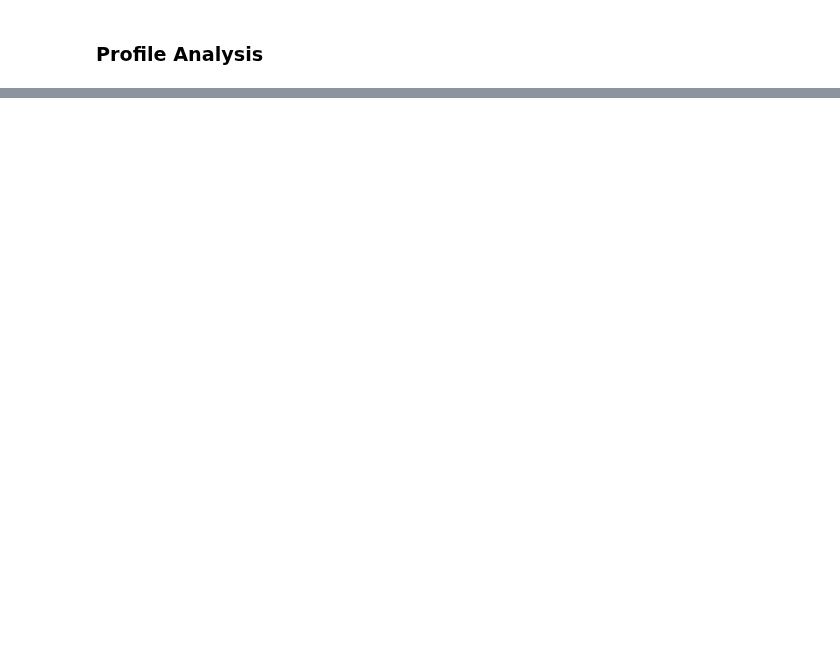
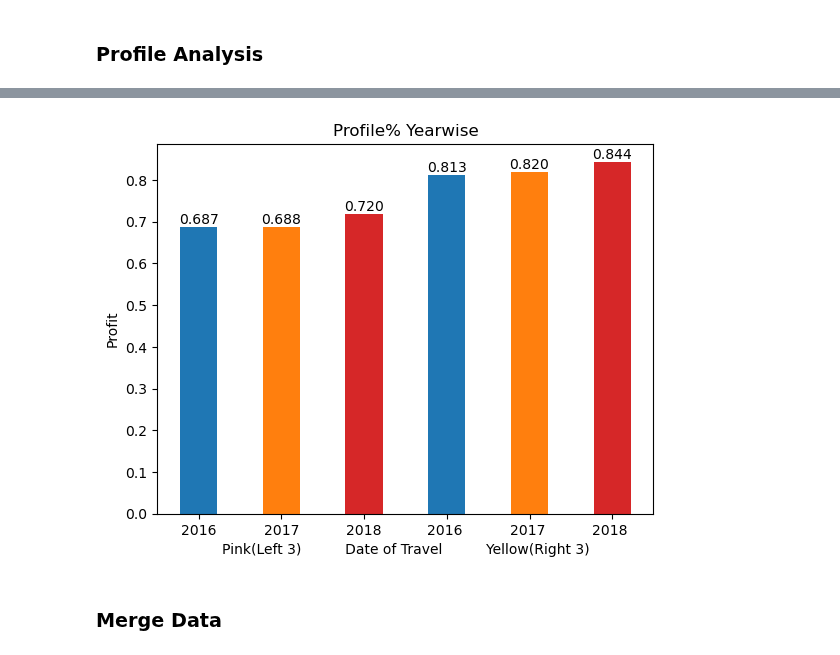
Before and after one commit to DataGlacier/DataSets, a Jupyter notebook: GangxinLi.ipynb, the cells around one changed output, grey strips where cells are left out. Saved outputs shown, nothing was run; the diff lists cells and outputs as text; code cells hidden in the pictures; blank space fills up the shorter version.

```diff
--- a/GangxinLi.ipynb
+++ b/GangxinLi.ipynb
@@ -109,0 +269,3 @@ Cab_Data.describe()
+# %%
+Cab_Data['Profit_Yearwise'] = Cab_Data['Cost of Trip']/Cab_Data['Price Charged']
+Cab_Data
@@ -109,0 +286,27 @@ Cab_Data.describe()
+# %%
+Labels = ['2016','2017','2018','2016 ','2017 ','2018 ']
+Yellow1 = np.mean(Cab_Data[(Cab_Data['year']==2016) & (Cab_Data['Company']=='Yellow Cab')]['Profit_Yearwise'])
+Yellow2 = np.mean(Cab_Data[(Cab_Data['year']==2017) & (Cab_Data['Company']=='Yellow Cab')]['Profit_Yearwise'])
+Yellow3 = np.mean(Cab_Data[(Cab_Data['year']==2018) & (Cab_Data['Company']=='Yellow Cab')]['Profit_Yearwise'])
+Pink1 = np.mean(Cab_Data[(Cab_Data['year']==2016) & (Cab_Data['Company']=='Pink Cab')]['Profit_Yearwise'])
+Pink2 = np.mean(Cab_Data[(Cab_Data['year']==2017) & (Cab_Data['Company']=='Pink Cab')]['Profit_Yearwise'])
+Pink3 = np.mean(Cab_Data[(Cab_Data['year']==2018) & (Cab_Data['Company']=='Pink Cab')]['Profit_Yearwise'])
+
+Yellow = [Yellow1,Yellow2,Yellow3,Pink1,Pink2,Pink3]
+
+fig, ax = plt.subplots()
+width = 0.45
+bar_colors = ['tab:blue', 'tab:orange', 'tab:red']
+
+# p1 = ax.bar(Labels, Yellow, width, label='Yellow Cab')
+# p2 = ax.bar(Labels, Pink, width,bottom=Yellow,label='Pink Cab')
+p1 = ax.bar(Labels, Yellow, width, color=bar_colors)
+ax.set_ylabel('Profit')
+ax.set_title('Profile% Yearwise')
+ax.set_xlabel('Pink(Left 3)          Date of Travel          Yellow(Right 3)')
+ax.bar_label(p1, label_type='edge',fmt='%.3f')
+plt.show()
+# %% [output]
+[figure, added]
+# %% [markdown]
+### Merge Data
```
Also changed, not shown: parts of 46 cells of this notebook.
